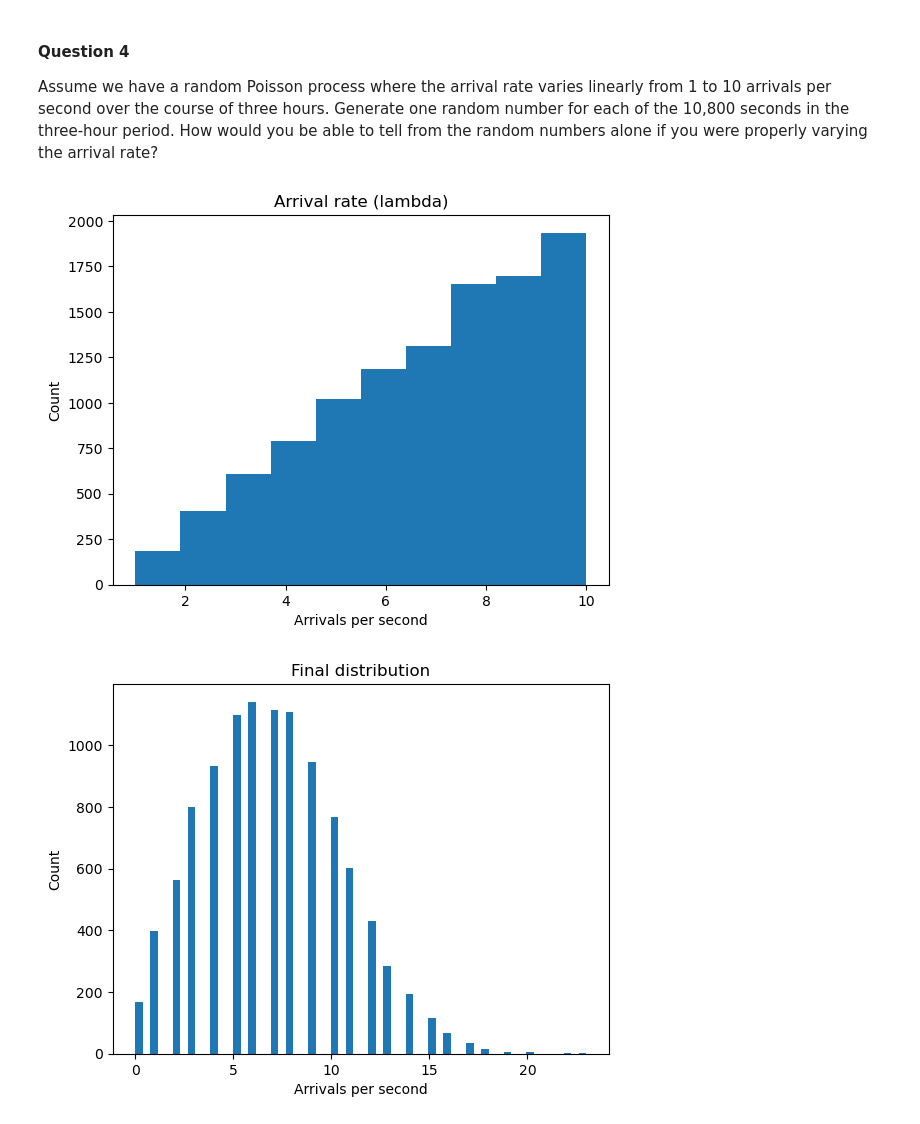
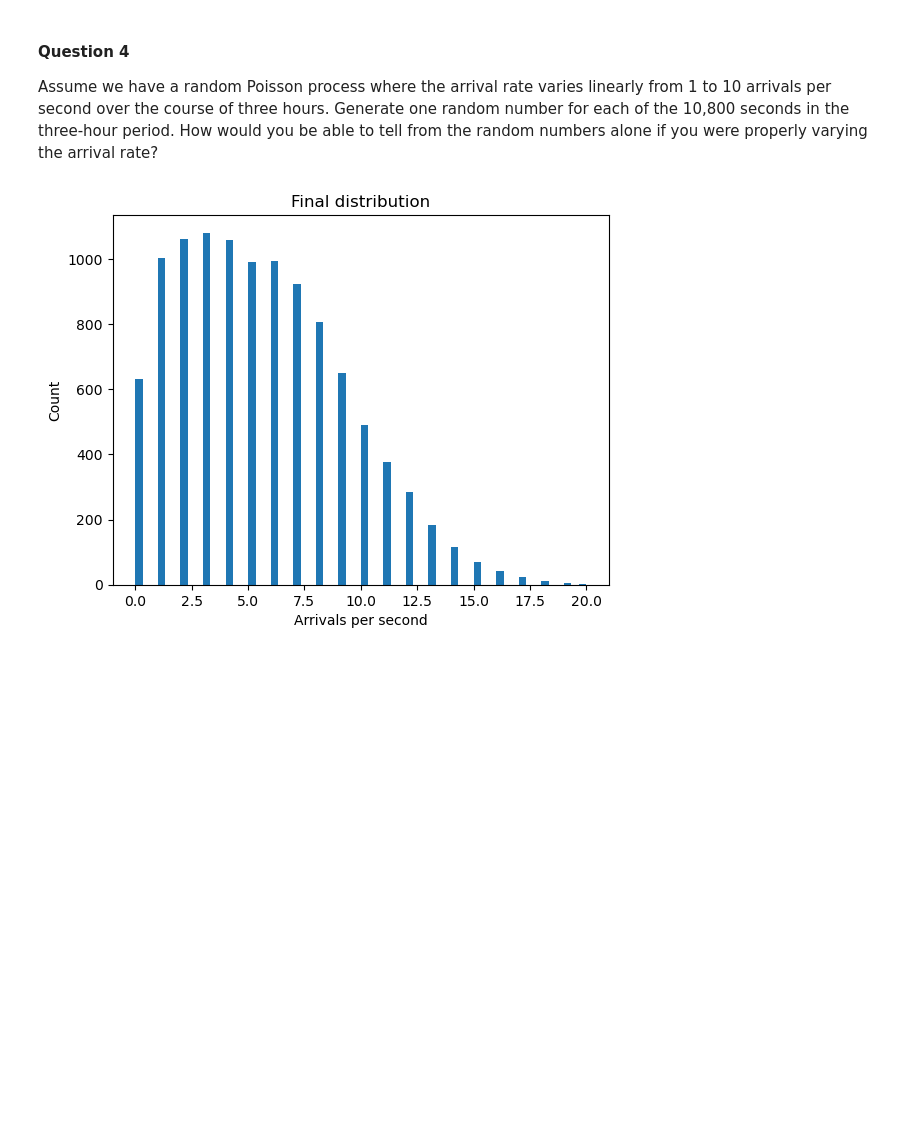
Before and after one commit to MiguelAcostaDelVecchio/RandomProcesses, a Jupyter notebook: Week4/MiguelHW4.ipynb, the cells around one changed output. Cells and saved outputs as stored; diff of their text form; code cells hidden in the pictures; blank space fills up the shorter version.

```diff
--- a/Week4/MiguelHW4.ipynb
+++ b/Week4/MiguelHW4.ipynb
@@ -85,30 +95,57 @@ How would you be able to tell from the random numbers alone if you were properly
 # %%
 totalTime = 10800
 sampleList = [1, 2, 3, 4, 5, 6, 7, 8, 9, 10]
 
+
+"""
 randomList = random.choices(
   sampleList, weights=(1, 2, 3, 4, 5, 6, 7, 8, 9, 10), k=totalTime)
 
 # Making sure I have a correct linear distribution for lambda
 plt.hist(randomList, bins = 10)
 plt.title("Arrival rate (lambda)")
 plt.xlabel("Arrivals per second")
 plt.ylabel("Count")
 plt.show()
 
 finalDist = []
 for i in range(0,totalTime):
     finalDist.append(list(stats.poisson(randomList[i]).rvs(1)))
     finalDist[i] = finalDist[i][0]
 
 plt.hist(finalDist, bins = 60)
 plt.title("Final distribution")
 plt.xlabel("Arrivals per second")
 plt.ylabel("Count")
 plt.show()
+"""
+
+# Lambda that varies linearly over the course of 3 hours
+frag_time = int(totalTime/10)
+testing = [1 for i in range(frag_time)]
+testing2 = [2 for i in range(frag_time)]
+testing3 = [3 for i in range(frag_time)]
+testing4 = [4 for i in range(frag_time)]
+testing5 = [5 for i in range(frag_time)]
+testing6 = [6 for i in range(frag_time)]
+testing7 = [7 for i in range(frag_time)]
+testing8 = [8 for i in range(frag_time)]
+testing9 = [9 for i in range(frag_time)]
+testing10 = [10 for i in range(frag_time)]
+lst_all = testing+testing2+testing3+testing4+testing5+testing6+testing7+testing8+testing9+testing10
+
+finalDist = []
+for i in range(0,totalTime):
+    finalDist.append(list(stats.poisson(lst_all[i]).rvs(1)))
+    finalDist[i] = finalDist[i][0]
+
+plt.hist(finalDist, bins = 60)
+plt.title("Final distribution")
+plt.xlabel("Arrivals per second")
+plt.ylabel("Count")
+plt.show()
 # %% [output]
-[figure, old version]
+[figure, new version]
-[figure, removed]
 # %% [markdown]
 #### Thoughts on Question 4
 
```
Also changed, not shown: parts of 4 cells of this notebook.
